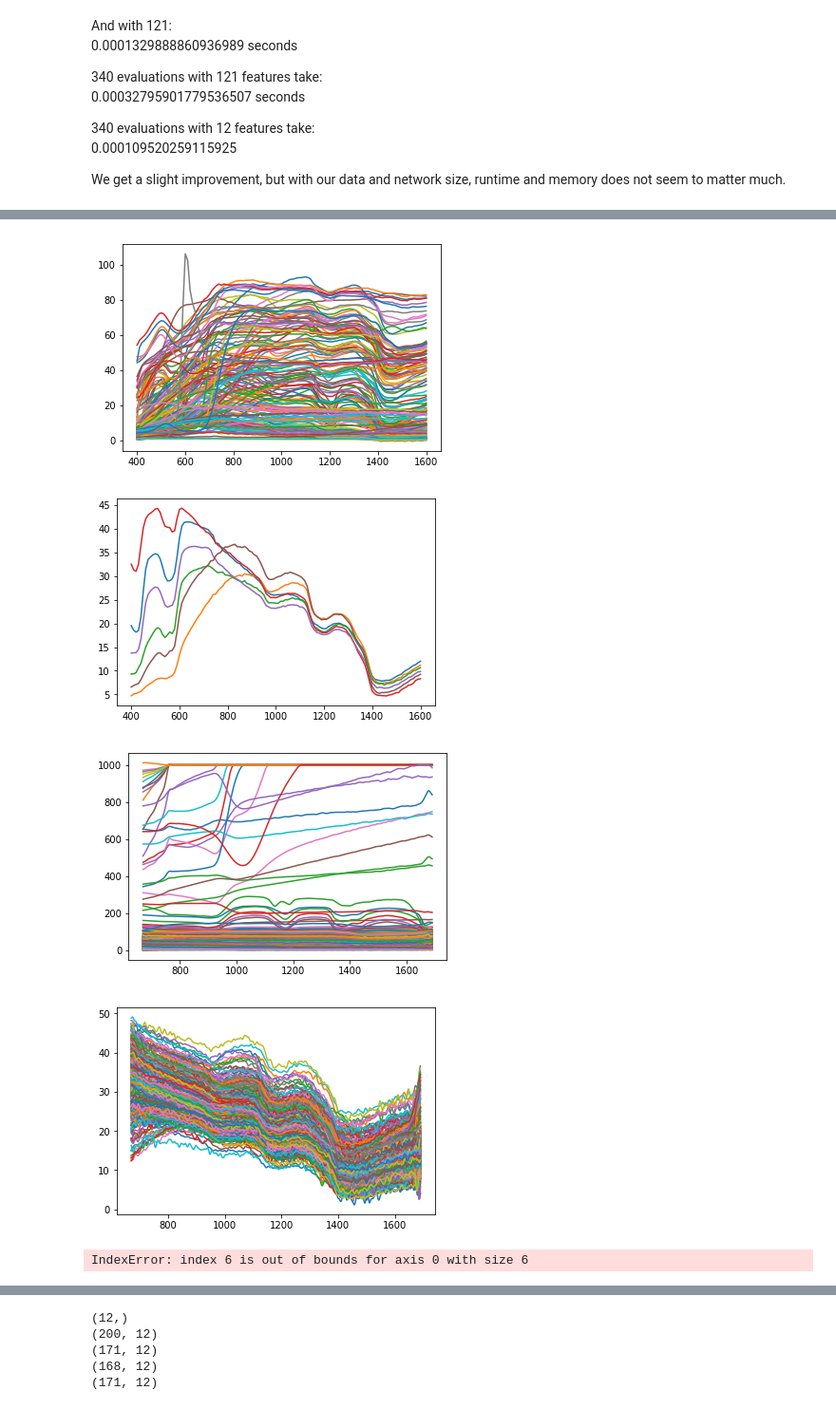
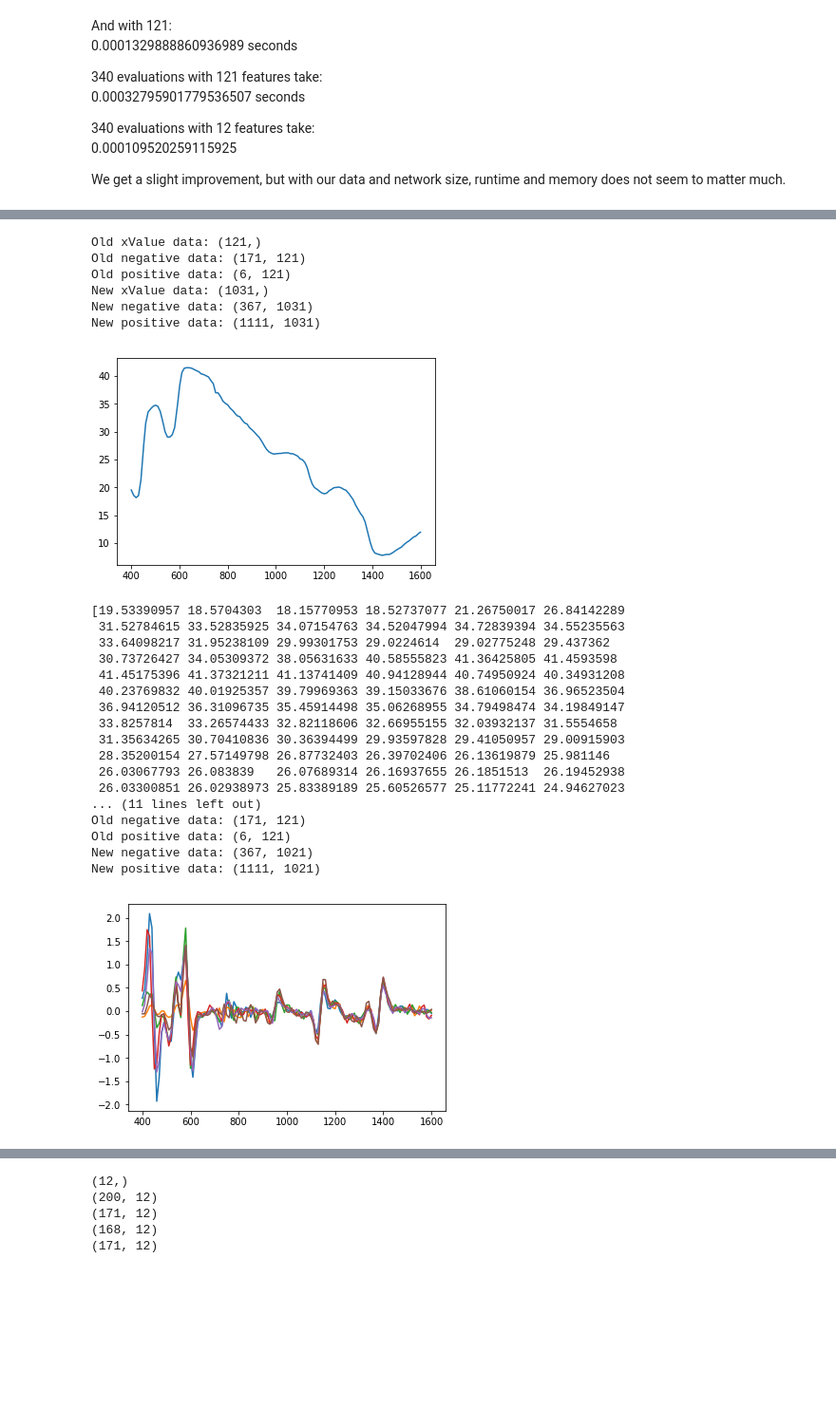
Before and after one commit to Genises/H-BRS_NeuralNetworks, a Jupyter notebook: NN_Project_29.10.2018.ipynb, the cells around one changed output, grey strips where cells are left out. Shown at 95% size. Drawn from its saved outputs; the diff is of its cells as text; code cells hidden in the pictures; blank space fills up the shorter version.

```diff
--- a/NN_Project_29.10.2018.ipynb
+++ b/NN_Project_29.10.2018.ipynb
@@ -117,29 +133,72 @@ dataPositives = np.tile(dataPositivesOld,(28,1))
+# %%
+#--------------------------------------------------------------------------------Some Information on Data
+print("Old xValue data: " + str(xValuesOld.shape))
+print("Old negative data: " + str(dataNegativesOld.shape))
+print('Old positive data: ' + str(dataPositivesOld.shape))
+print("New xValue data: " + str(xValuesNew.shape))
+print('New negative data: ' + str(dataNegativesNew.shape))
+print('New positive data: ' + str(dataPositivesNew.shape))
+# %% [output]
+Old xValue data: (121,)
+Old negative data: (171, 121)
+Old positive data: (6, 121)
+New xValue data: (1031,)
+New negative data: (367, 1031)
+New positive data: (1111, 1031)
+# %%
+#---------------------------------------------------------------------------------Combine different Data
+#New wavelength 400-1600 ;                           in steps of 10
+#Old wavelength 670-1690 (everything after is NaN);  in steps of 1
+
+#Delete NaN at the end of new files
+dataNegativesNew = dataNegativesNew[:,:xValuesNew.size-10]
+dataPositivesNew = dataPositivesNew[:,:xValuesNew.size-10]
+
+#InterpolateOldData to match new
+xValueAlteredOLd = np.asarray(range(400,1600))
+testData = np.interp(xValueAlteredOLd,xValuesOld,dataPositivesOld[0,:])
+
+#---------------------------------------------------------------------------------Print new data format
+plt.plot(xValueAlteredOLd, testData)
+plt.show()
+
+print(dataPositivesOld[0,:])
+print(testData)
+
+print("Old negative data: " + str(dataNegativesOld.shape))
+print('Old positive data: ' + str(dataPositivesOld.shape))
+print('New negative data: ' + str(dataNegativesNew.shape))
+print('New positive data: ' + str(dataPositivesNew.shape))
+# %% [output]
+[figure, added]
+[19.53390957 18.5704303  18.15770953 18.52737077 21.26750017 26.84142289
+ 31.52784615 33.52835925 34.07154763 34.52047994 34.72839394 34.55235563
+ 33.64098217 31.95238109 29.99301753 29.0224614  29.02775248 29.437362
+ 30.73726427 34.05309372 38.05631633 40.58555823 41.36425805 41.4593598
+ 41.45175396 41.37321211 41.13741409 40.94128944 40.74950924 40.34931208
+ 40.23769832 40.01925357 39.79969363 39.15033676 38.61060154 36.96523504
+ 36.94120512 36.31096735 35.45914498 35.06268955 34.79498474 34.19849147
+ 33.8257814  33.26574433 32.82118606 32.66955155 32.03932137 31.5554658
+ 31.35634265 30.70410836 30.36394499 29.93597828 29.41050957 29.00915903
+ 28.35200154 27.57149798 26.87732403 26.39702406 26.13619879 25.981146
+ 26.03067793 26.083839   26.07689314 26.16937655 26.1851513  26.19452938
+ 26.03300851 26.02938973 25.83389189 25.60526577 25.11772241 24.94627023
+... (11 lines left out)
+Old negative data: (171, 121)
+Old positive data: (6, 121)
+New negative data: (367, 1021)
+New positive data: (1111, 1021)
 # %%
-#--------------------------------------------------------------------------------Plott Data
-def plottSpectrals(x,y):
-    for row in y:
-        plt.plot(x,row)
-    plt.show()
-
-plottSpectrals(xValuesOld,dataNegativesOld)
-plottSpectrals(xValuesOld,dataPositivesOld)
-plottSpectrals(xValuesNew,dataNegativesNew)
-plottSpectrals(xValuesNew,dataPositivesNew)
-
-
+#---------------------------------------------------------------------------------New Features
 #Extra Value for less Features (maybe)
 gradientData = np.empty([dataPositivesOld.shape[0],dataPositivesOld.shape[1]]);
 i = 0;
-for row in dataPositives:
+for row in dataPositivesOld:
     gradient = np.gradient(np.gradient(row)) #where does the gradient change fastest
     plt.plot(xValuesOld,gradient)
     gradientData[i] = gradient
     i = i+1
 
 plt.show()
 # %% [output]
-[figure, old version]
+[figure, new version]
-[figure, removed]
-[figure, removed]
-[figure, removed]
-IndexError: index 6 is out of bounds for axis 0 with size 6
```
Also changed, not shown: parts of 4 cells of this notebook.
